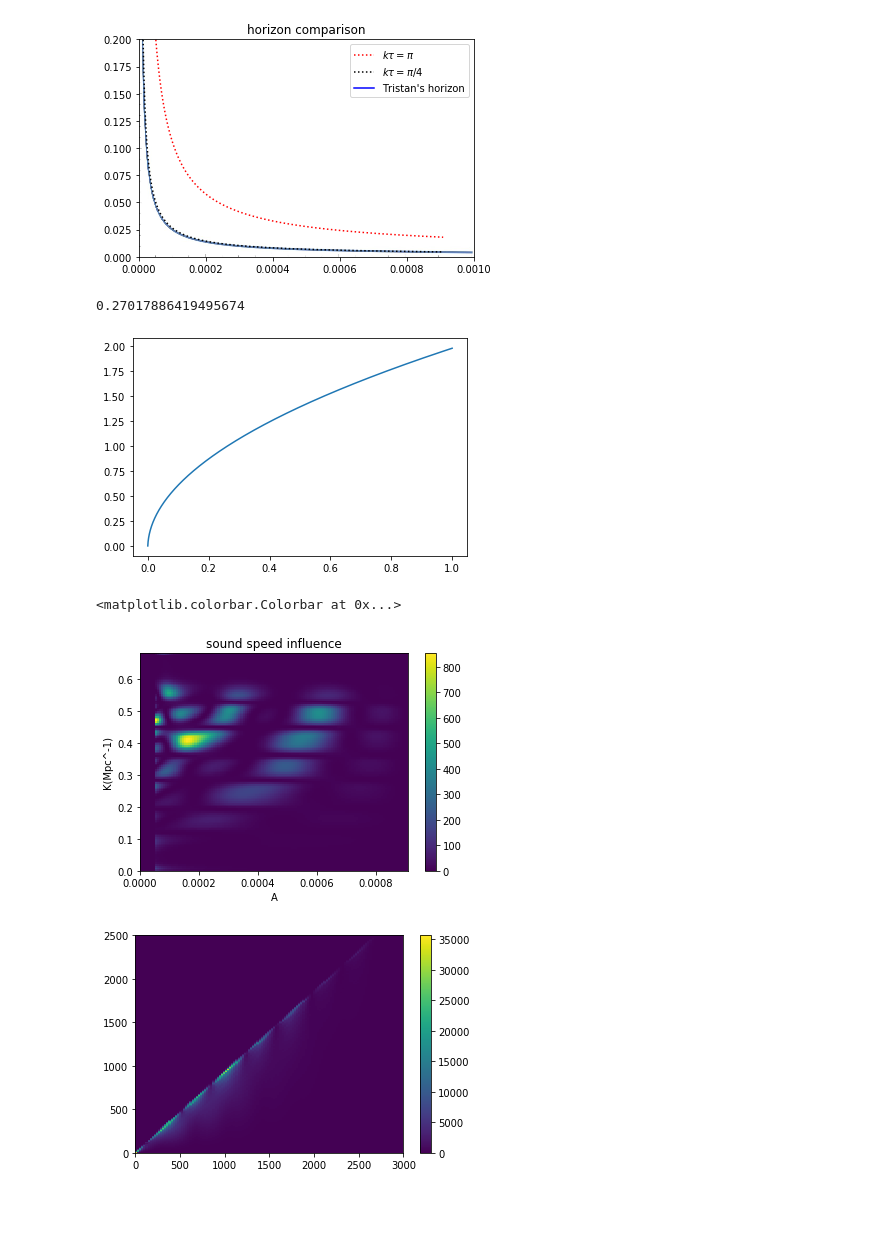
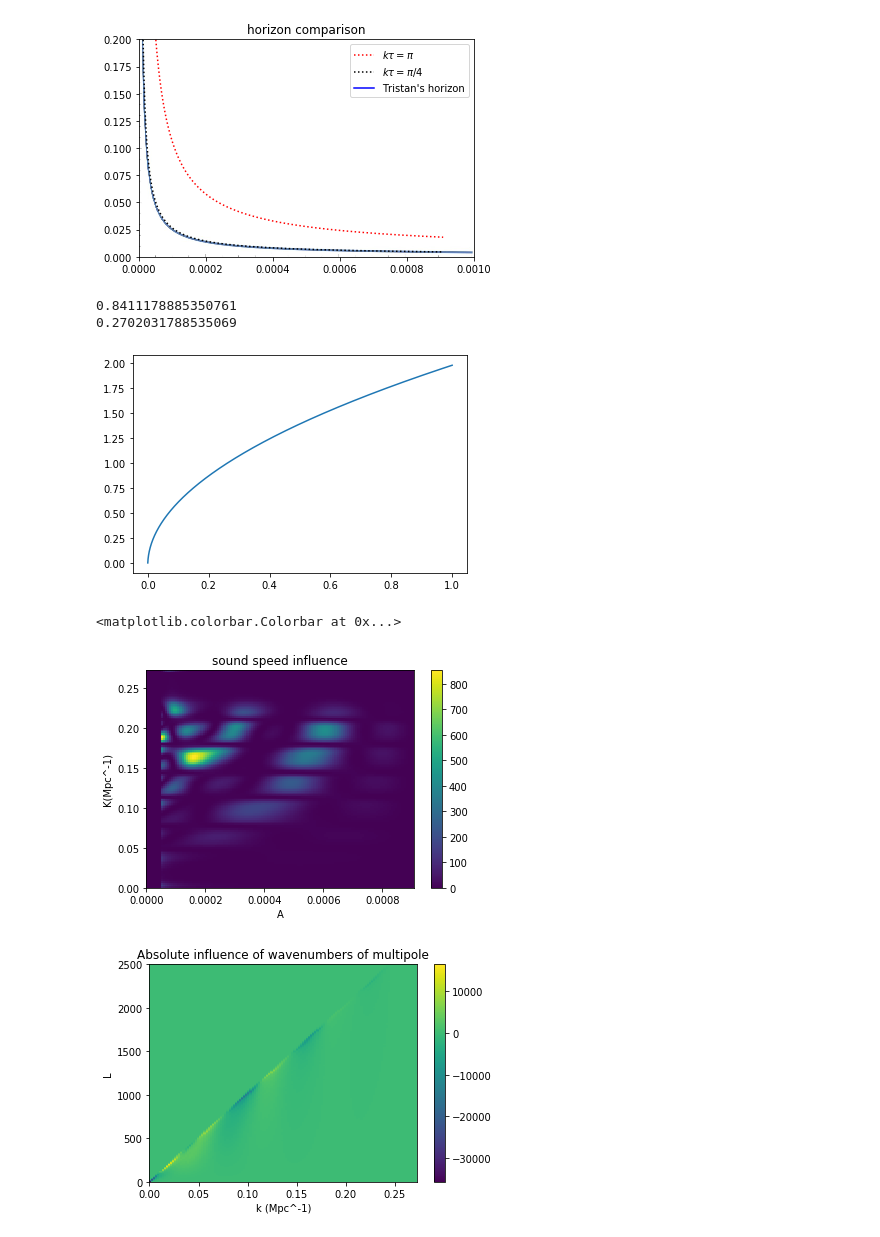
Before and after one commit to aifer4/gdm_pca, a Jupyter notebook: tests.ipynb, the cells around one changed output. Cells and saved outputs as stored; diff of their text form; code cells hidden in the pictures; blank space fills up the shorter version.

```diff
--- a/tests.ipynb
+++ b/tests.ipynb
@@ -14,13 +14,14 @@ NT = 2**13
 NK = 2**11
 NX = 10000
 L_MAX = 2500
+L = np.arange(0,L_MAX)
 xmin = 0.01
 xmax = 3000
 a0 = 1.e-6
 a0_pca = 5.e-6
 a_rec = 1/1100
 A = np.linspace(a0, a_rec, 2*NT)
-K = np.linspace(.1, 3000, NK)
+K = np.linspace(.1, 1200, NK)
 
 
 
@@ -77,7 +78,7 @@ def square_basis(theta, NC):
     out[:,A[::2] < a0_pca]=0
     return out.T
 
-A2= np.linspace(a0, 1, 2*NT)
+A2= np.linspace(a0, 1, 4*NT)
 # background
 OmegaB2 = OmegaB0 * A2[::2]**-3
 OmegaC2 = OmegaC0 * A2[::2]**-3
@@ -86,6 +87,7 @@ OmegaG2 = OmegaG0 * A2[::2]**-4
 OmegaD2 = OmegaN + OmegaC
 H2 =  A2[::2] * np.sqrt(OmegaB2 + OmegaC2 + OmegaG2+ OmegaN2)
 TAU2 = trapz(A2[::2], 1/(A2[::2] * H2))
+print((TAU2[-1]-TAU[-1])/2.3)
 print(2300/((TAU2[-1]-TAU[-1])*4400))
 plt.plot(A2[::2],TAU2)
 plt.show()
@@ -98,17 +100,21 @@ plt.xlabel('A')
 plt.ylabel('K(Mpc^-1)')
 plt.colorbar()
 # %% [output]
-0.27017886419495674
+0.8411178885350761
+0.2702031788535069
 [figure]
 <matplotlib.colorbar.Colorbar at 0x...>
-[figure, old version]
+[figure, new version]
 # %%
 J = pickle.load(open("output/cs2-only/J_q-7_t-7.p", "rb"))
 Jk = np.zeros((2499,128))
 for r in range(NC):
-    Jk[:, r]= np.sum(abs(J[:,128*r:128*(r+1)]),axis=1)
-plt.imshow(Jk,aspect='auto', origin='lower', extent=[0,K[-1],0,L_MAX])
+    Jk[:, r]= np.sum(J[:,128*r:128*(r+1)],axis=1)
+plt.imshow(Jk,aspect='auto', origin='lower', extent=[0,K[-1]/4400,0,L_MAX])
 plt.colorbar()
+plt.xlabel('k (Mpc^-1)')
+plt.ylabel('L')
+plt.title('Absolute influence of wavenumbers of multipole')
 plt.show()
 # %% [output]
-[figure, old version]
+[figure, new version]
```
Also changed, not shown: 11 other files.
